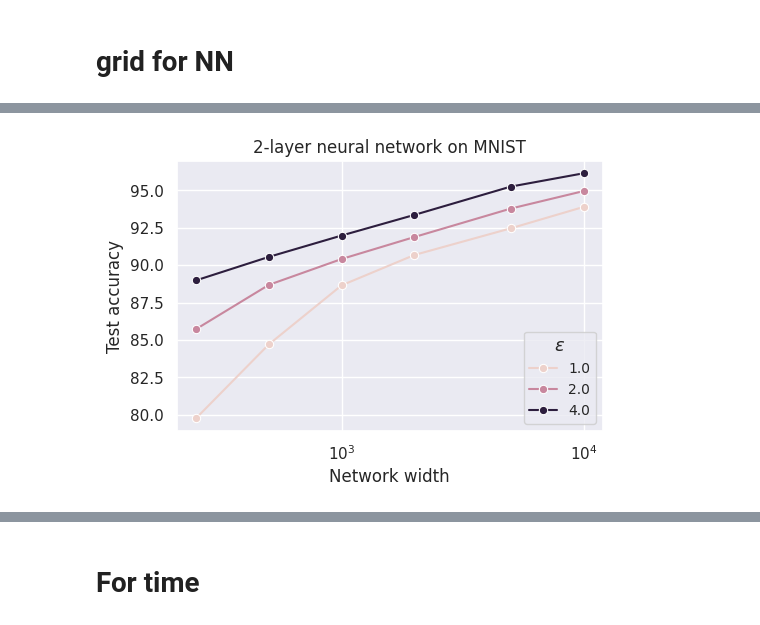
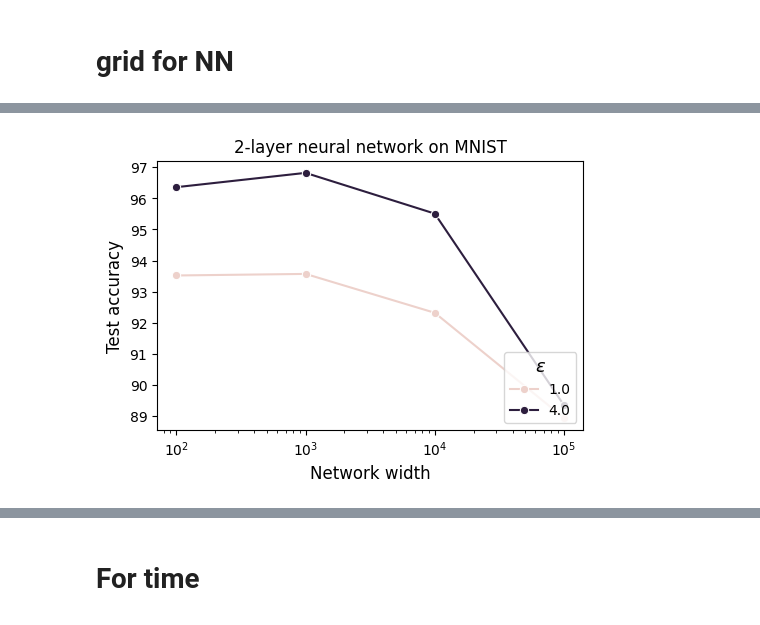
Before and after one commit to simone-bombari/privacy-for-free, a Jupyter notebook: plot_RF.ipynb, the cells around one changed output, grey strips where cells are left out. Cells and saved outputs as stored; diff of their text form; code cells hidden in the pictures.

```diff
--- a/plot_RF.ipynb
+++ b/plot_RF.ipynb
@@ -711,7 +850,7 @@ def load_parameters_to_dataframe(directory):
 # %%
 # directory = './synthetic/06_08_grid_kohsamui'
 
-directory = './synthetic/14_08_grid_crema'
+directory = './synthetic/30_08_grid'
 
 df = load_parameters_to_dataframe(directory)
 # %%
@@ -900,7 +1054,8 @@ def load_parameters_to_dataframe_NN(directory):
                         'test_accuracy': float(values[2]),
                         'eps': float(values[3]),
                         'T': float(values[4]),
-                        'clip_C': float(values[5])
+                        'clip_C': float(values[5]),
+                        'clip_C_2': float(values[6])
                     }
                     all_data.append(data)
 
@@ -1072,0 +1126,4 @@ plot_heatmap_final_test_loss_NN(df, epsilons=[1, 2, 4], network_widths=[250, 500
+# %%
+directory = './NN/04_09_grid_nostack'
+
+df = load_parameters_to_dataframe_NN(directory)
@@ -1072,0 +1134,2 @@ plot_heatmap_final_test_loss_NN(df, epsilons=[1, 2, 4], network_widths=[250, 500
+# %%
+dfC1 = df[df['clip_C']==1]
@@ -1074,35 +1220,35 @@ plot_heatmap_final_test_loss_NN(df, epsilons=[1, 2, 4], network_widths=[250, 500
 def plot_max_test_accuracy_by_width(df):
     # Group by 'epsilon' and 'network_width', and get the max test accuracy for each combination
     df_max_test_accuracy = df.groupby(['eps', 'network_width'], as_index=False).agg({'test_accuracy': 'max'})
 
     # Set the seaborn palette to viridis
 
 
     # Create the lineplot
     plt.figure(figsize=(5.5, 3.5))
     ax = sns.lineplot(data=df_max_test_accuracy, x='network_width', y='test_accuracy', hue='eps', marker='o')
 
     # Set x-axis to log scale
     ax.set_xscale('log')
 
     # Set plot labels and title
     plt.xlabel('Network width', fontsize=12)
     plt.ylabel('Test accuracy', fontsize=12)
     plt.title('2-layer neural network on MNIST', fontsize=12)
 
     # Update legend to use LaTeX for epsilon and place it in the bottom-right corner
     plt.legend(title=r'$\epsilon$', fontsize=10, title_fontsize='13', loc='lower right')
 
     # Save the plot as a PDF file
     plt.savefig('max_test_accuracy_by_width.pdf', format='pdf', bbox_inches='tight')
 
     # Show the plot
     plt.show()
 
 # Example usage:
-plot_max_test_accuracy_by_width(df)
+plot_max_test_accuracy_by_width(dfC1)
 # %% [output]
-[figure, old version]
+[figure, new version]
 # %%
 df_max_test_accuracy = df.groupby(['eps', 'network_width'], as_index=False).agg({'test_accuracy': 'max'})
 # %%
```
Also changed, not shown: parts of 57 cells of this notebook, 24 other files.
